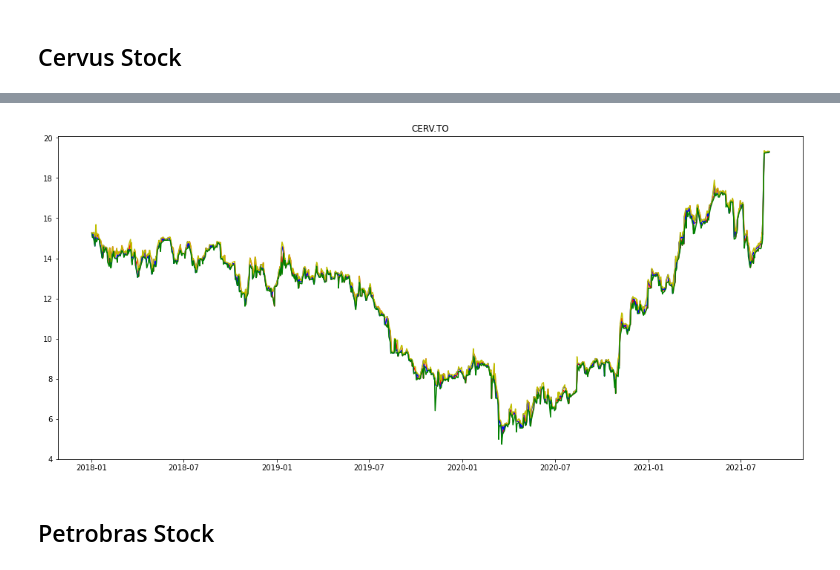
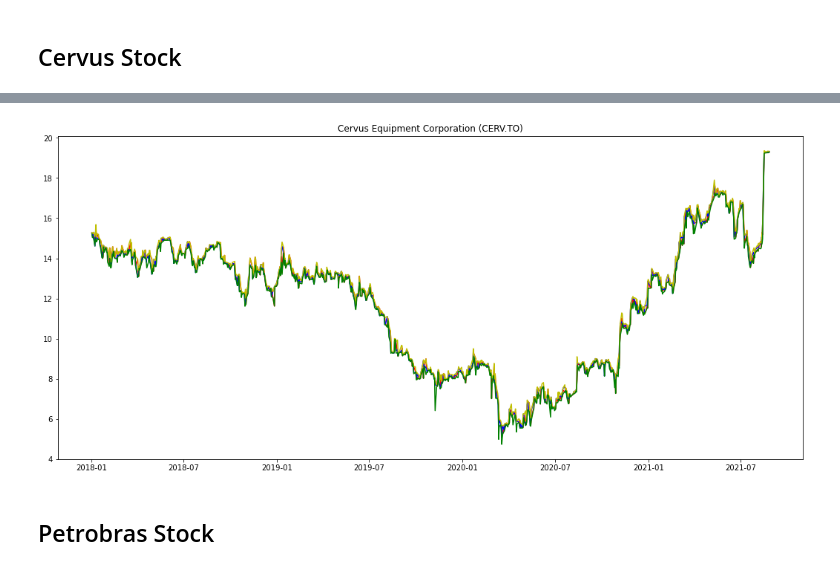
Before and after one commit to flaakira/Web_scraping, a Jupyter notebook: currency_stock/webscraping-currency-or-stock.ipynb, the cells around one changed output, grey strips where cells are left out. Drawn from its saved outputs; the diff is of its cells as text; code cells hidden in the pictures.

```diff
--- a/currency_stock/webscraping-currency-or-stock.ipynb
+++ b/currency_stock/webscraping-currency-or-stock.ipynb
@@ -24,13 +24,13 @@ stock_cerv.tail()
 # %%
 plt.figure(figsize=(18,8))
 plt.plot(stock_cerv['Date'], stock_cerv['Open'], color = 'r')
 plt.plot(stock_cerv['Date'], stock_cerv['Close'], color = 'b')
 plt.plot(stock_cerv['Date'], stock_cerv['High'], color = 'y')
 plt.plot(stock_cerv['Date'], stock_cerv['Low'], color = 'g')
-plt.title('CERV.TO')
+plt.title('Cervus Equipment Corporation (CERV.TO)')
 plt.show()
 # %% [output]
-[figure, old version]
+[figure, new version]
 # %% [markdown]
 ## Petrobras Stock
 # %%
```
Also changed, not shown: parts of 9 cells of this notebook.
